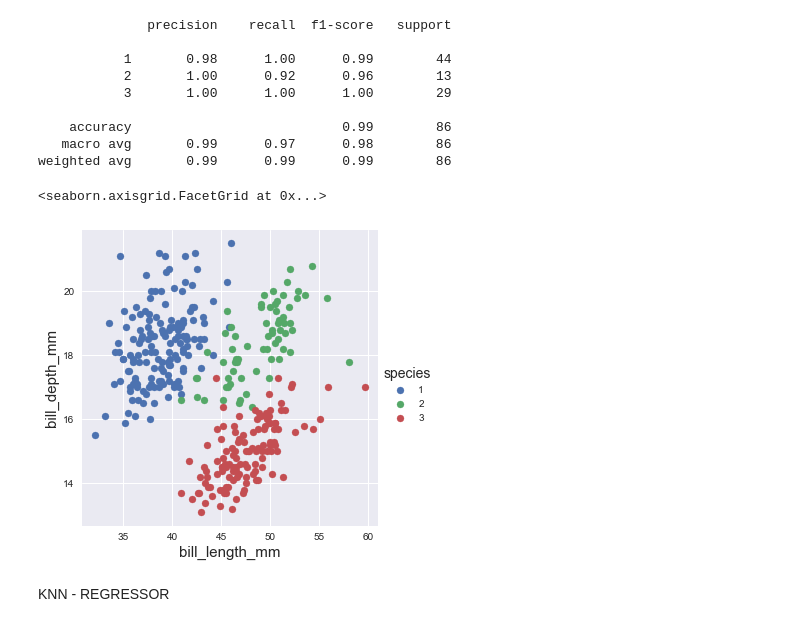
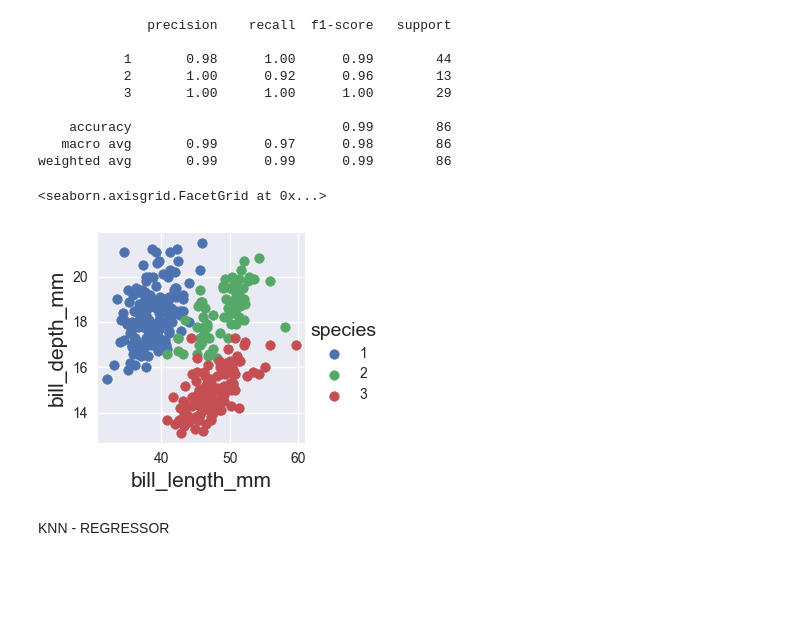
Before and after one commit to Miczel00/machine-learning, a Jupyter notebook: zaj1/main.ipynb, the cells around one changed output. Cells and saved outputs as stored; diff of their text form; code cells hidden in the pictures; blank space fills up the shorter version.

```diff
--- a/zaj1/main.ipynb
+++ b/zaj1/main.ipynb
@@ -891,10 +891,10 @@ print(classification_report(y_test,y_pred))
    macro avg       0.99      0.97      0.98        86
 weighted avg       0.99      0.99      0.99        86
 # %%
-sns.FacetGrid(knn_data, size=5,hue="species").map(plt.scatter,'bill_length_mm','bill_depth_mm').add_legend()
+sns.FacetGrid(knn_data,hue="species").map(plt.scatter,'bill_length_mm','bill_depth_mm').add_legend()
 # %% [output]
 <seaborn.axisgrid.FacetGrid at 0x...>
-[figure, old version]
+[figure, new version]
 # %% [markdown]
 KNN - REGRESSOR
 # %%
```
Also changed, not shown: parts of 13 cells of this notebook.
